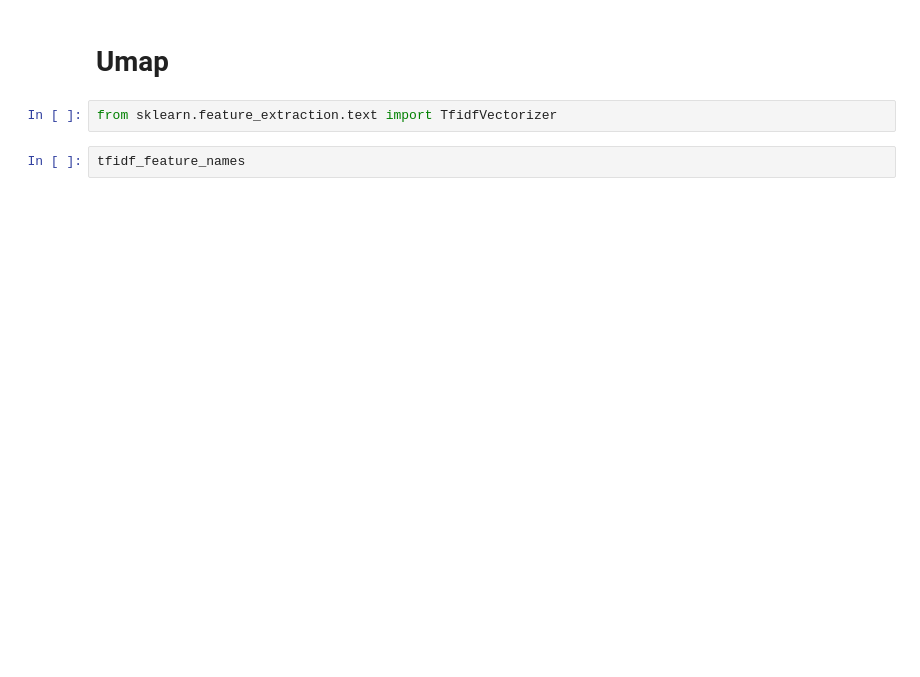
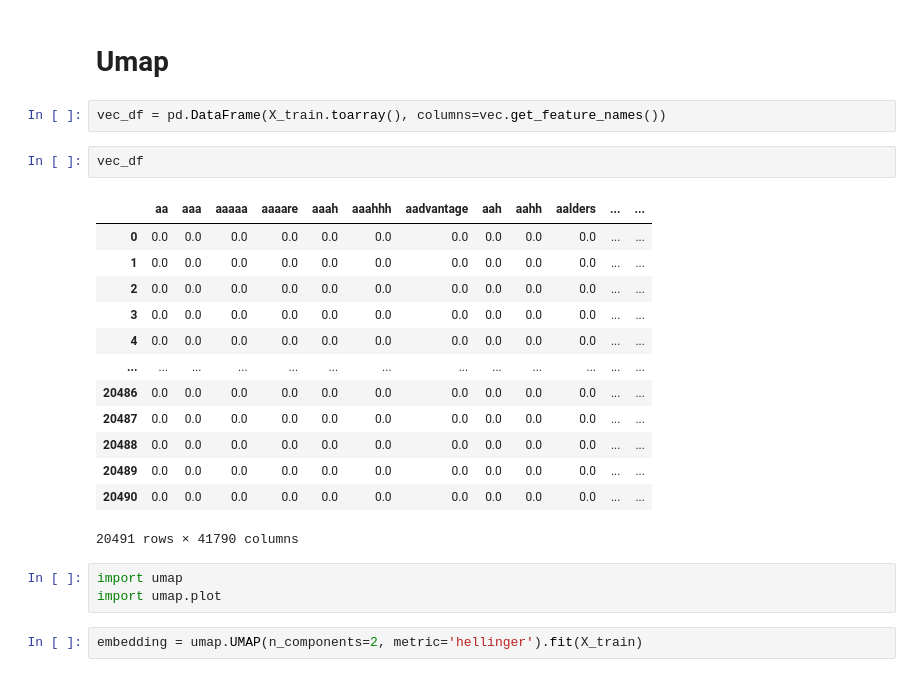
Before and after one commit to wasih790/Hotel_Sentiment_Analysis, a Jupyter notebook: Topic Modeling/Topic Model.ipynb, the cells around one changed output. Drawn from its saved outputs; the diff is of its cells as text; blank space fills up the shorter version.

```diff
--- a/Topic Modeling/Topic Model.ipynb
+++ b/Topic Modeling/Topic Model.ipynb
@@ -249,7 +249,26 @@ fig.show()
 [interactive output not drawn]
 # %% [markdown]
 # Umap
-# %%
-from sklearn.feature_extraction.text import TfidfVectorizer
-# %%
-tfidf_feature_names
+# %%
+vec_df = pd.DataFrame(X_train.toarray(), columns=vec.get_feature_names())
+# %%
+vec_df
+# %% [output]
+|  | aa | aaa | aaaaa | aaaare | aaah | aaahhh | aadvantage | aah | aahh | aalders | ... | ... |
+| 0 | 0.0 | 0.0 | 0.0 | 0.0 | 0.0 | 0.0 | 0.0 | 0.0 | 0.0 | 0.0 | ... | ... |
+| 1 | 0.0 | 0.0 | 0.0 | 0.0 | 0.0 | 0.0 | 0.0 | 0.0 | 0.0 | 0.0 | ... | ... |
+| 2 | 0.0 | 0.0 | 0.0 | 0.0 | 0.0 | 0.0 | 0.0 | 0.0 | 0.0 | 0.0 | ... | ... |
+| 3 | 0.0 | 0.0 | 0.0 | 0.0 | 0.0 | 0.0 | 0.0 | 0.0 | 0.0 | 0.0 | ... | ... |
+| 4 | 0.0 | 0.0 | 0.0 | 0.0 | 0.0 | 0.0 | 0.0 | 0.0 | 0.0 | 0.0 | ... | ... |
+| ... | ... | ... | ... | ... | ... | ... | ... | ... | ... | ... | ... | ... |
+| 20486 | 0.0 | 0.0 | 0.0 | 0.0 | 0.0 | 0.0 | 0.0 | 0.0 | 0.0 | 0.0 | ... | ... |
+| 20487 | 0.0 | 0.0 | 0.0 | 0.0 | 0.0 | 0.0 | 0.0 | 0.0 | 0.0 | 0.0 | ... | ... |
+| 20488 | 0.0 | 0.0 | 0.0 | 0.0 | 0.0 | 0.0 | 0.0 | 0.0 | 0.0 | 0.0 | ... | ... |
+| 20489 | 0.0 | 0.0 | 0.0 | 0.0 | 0.0 | 0.0 | 0.0 | 0.0 | 0.0 | 0.0 | ... | ... |
+| 20490 | 0.0 | 0.0 | 0.0 | 0.0 | 0.0 | 0.0 | 0.0 | 0.0 | 0.0 | 0.0 | ... | ... |
+20491 rows × 41790 columns
+# %%
+import umap
+import umap.plot
+# %%
+embedding = umap.UMAP(n_components=2, metric='hellinger').fit(X_train)
```
Also changed, not shown: parts of 2 cells of this notebook.
